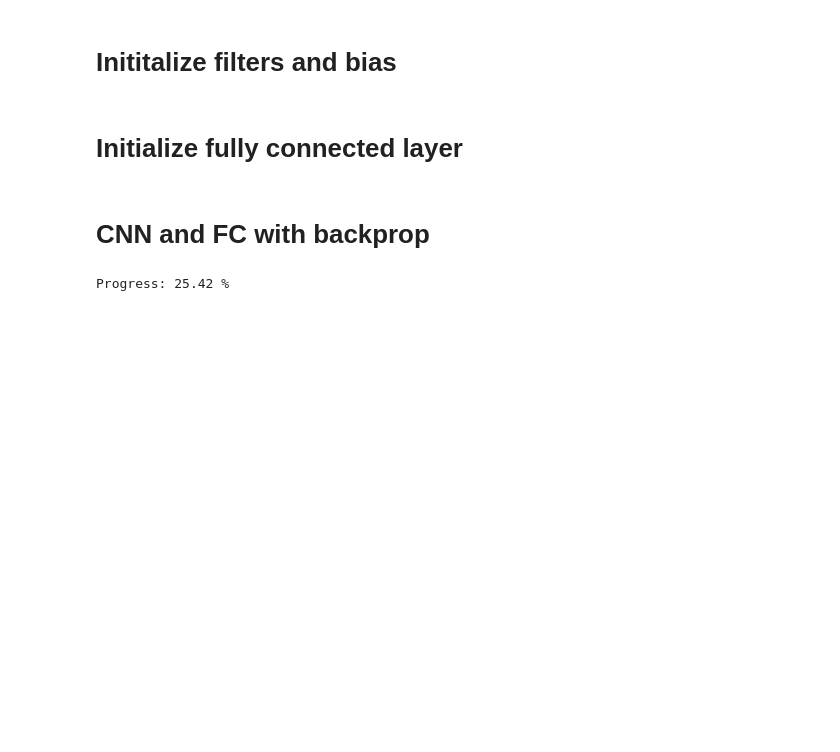
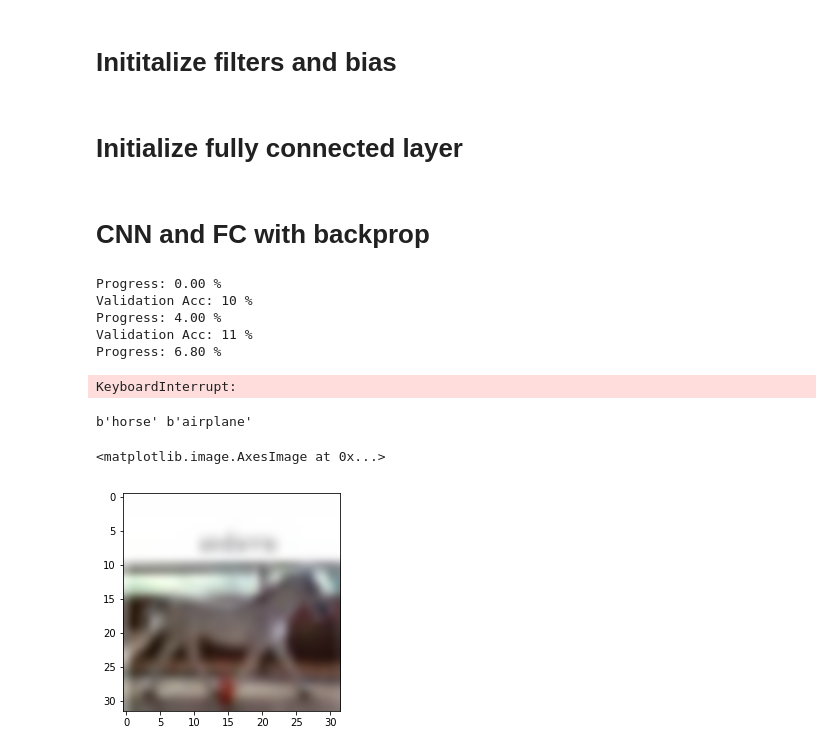
Before and after one commit to ShivamShrirao/dnn_from_scratch, a Jupyter notebook: cifar.ipynb, the cells around one changed output. Saved outputs shown, nothing was run; the diff lists cells and outputs as text; code cells hidden in the pictures; blank space fills up the shorter version.

```diff
--- a/cifar.ipynb
+++ b/cifar.ipynb
@@ -38,6 +38,8 @@ batch_meta
   b'ship',
   b'truck'],
  b'num_vis': 3072}
+# %%
+names=batch_meta[b'label_names']
 # %%
 data_batch_1.keys()
 # %% [output]
@@ -77,7 +79,7 @@ def one_hot_encode(labels):
 # %%
 def batch_gen(st=0,size=20):
     inp=np.array(data_batch_1[b'data'][st:st+size]).reshape(-1,3,32,32).transpose(0,2,3,1)
-    inp=nn.normalize(inp)
+    inp=inp/255
     labels=data_batch_1[b'labels'][st:st+size]
     y_inp=one_hot_encode(labels)
     return inp,y_inp
@@ -151,6 +153,36 @@ def train(inp,y_inp):
     d_inp,d_w0,d_b0=nn.conv2d_back(errors=d_conv0,inp=inp,kernels=w0,biases=b0,layer=0)
     w0+=d_w0
     b0+=d_b0
+# %%
+def validate(inp,y_inp):
+    global w0,b0,w1,b1,w2,b2,w3,b3,ann
+    # Feed Forward
+    conv0=nn.conv2d(inp,w0,b0)
+    aconv0=nn.relu(conv0)
+    pool0,max_index0=nn.max_pool(aconv0)
+
+    conv1=nn.conv2d(pool0,w1,b1)
+    aconv1=nn.relu(conv1)
+    pool1,max_index1=nn.max_pool(aconv1)
+
+    conv2=nn.conv2d(pool1,w2,b2)
+    aconv2=nn.relu(conv2)
+    pool2,max_index2=nn.max_pool(aconv2)
+
+    conv3=nn.conv2d(pool2,w3,b3)
+    aconv3=nn.relu(conv3)
+    pool3,max_index3=nn.max_pool(aconv3)  #(batches, 2, 2, 512)
+
+    r,c,d=pool3.shape[1:]
+    flat=pool3.reshape(-1,r*c*d)
+
+    ans=[]
+    cor=[]
+    for flat_layer,ohe_cor in zip(flat,y_inp):
+        ott=ann.feed_forward(flat_layer)
+        ans.append(ott.argmax())
+        cor.append(ohe_cor.argmax())
+    return ans,cor
 # %%
 st=0
 # %%
@@ -163,8 +195,27 @@ while (st+20)<10000:
     if not perc%4:
         ck=np.random.randint(0,10000-100)
         inp,y_inp=batch_gen(ck,size=100)
-        ncor=validate(inp,y_inp)
-        print("\nValidation Acc: {:.2f} %".format(ncor))
+        ans,cor=validate(inp,y_inp)
+        ncor=0
+        for i,j in zip(ans,cor):
+            if i==j:
+                ncor+=1
+        print("\nValidation Acc: {} %".format(ncor))
 # %% [output]
-Progress: 25.42 %
+Progress: 0.00 %
+Validation Acc: 10 %
+Progress: 4.00 %
+Validation Acc: 11 %
+Progress: 6.80 %
+KeyboardInterrupt:
+# %%
+ck=np.random.randint(0,10000-100)
+inp,y_inp=batch_gen(ck,size=1)
+ans,cor=validate(inp,y_inp)
+print(names[cor[0]],names[ans[0]])
+plt.imshow(inp[0],interpolation='bicubic')
+# %% [output]
+b'horse' b'airplane'
+<matplotlib.image.AxesImage at 0x...>
+[figure, added]
 # %%
```
Also changed, not shown: parts of 3 cells of this notebook, 3 other files.
